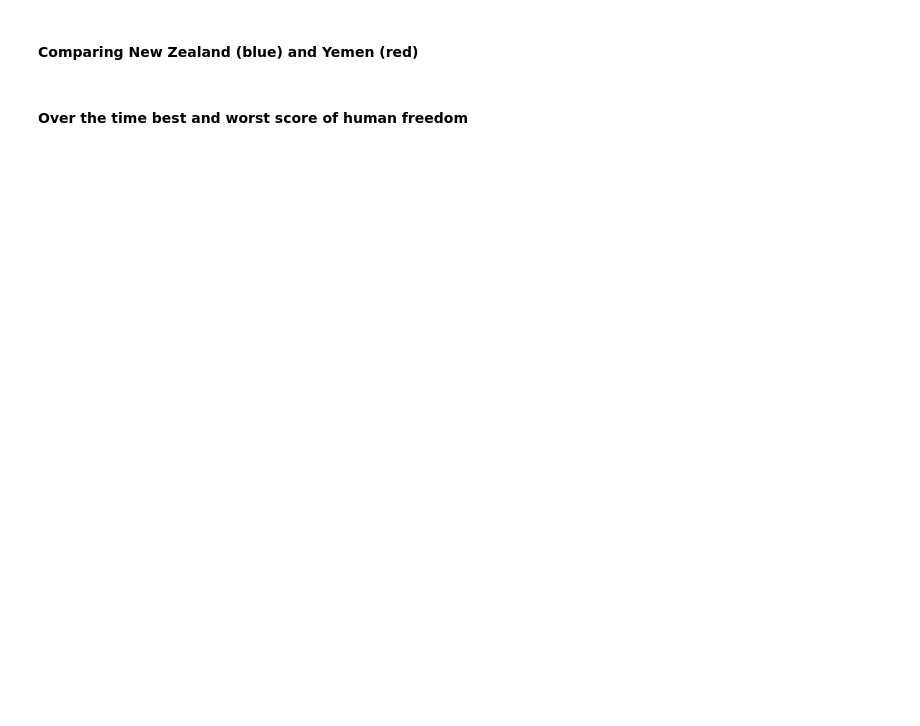
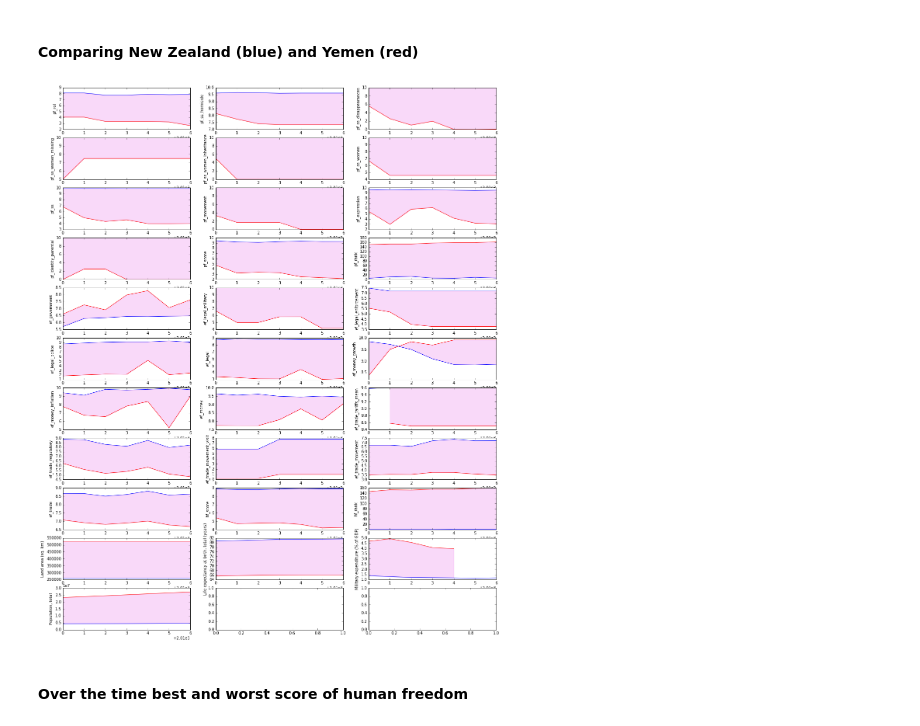
Before and after one commit to allikkil/DataSc-project, a Jupyter notebook: Project W4 Kaggle-Human Freedom.ipynb, the cells around one changed output. Cells and saved outputs as stored; diff of their text form; code cells hidden in the pictures; blank space fills up the shorter version.

```diff
--- a/Project W4 Kaggle-Human Freedom.ipynb
+++ b/Project W4 Kaggle-Human Freedom.ipynb
@@ -342,34 +517,36 @@ indicators = df_Zeal.columns.tolist()
 indicators = indicators[3:] # leaving out unnecessary columns
 indicators = indicators[:-2]
 indicators.remove('pf_religion')
 indicators.remove('ef_trade_black')
 indicators.remove('ef_trade_movement_capital')
 indicators.remove('ef_government_tax')
 indicators.remove('ef_government_tax_income')
 indicators.remove('pf_identity_sex')
 indicators.remove('Population density (people per sq. km of land area)')
 df_comparison = pd.concat([df_Zeal, df_Yem])
 row = 0
 col = 0
 df_Zeal = df_Zeal.sort_values(by = ['year'])
 df_Yem = df_Yem.sort_values(by = ['year'])
 
-fig, axs = plt.subplots(10, 3,figsize=(20, 25))
+fig, axs = plt.subplots(11, 3,figsize=(20, 25))
 for i in indicators:
     yem = df_Yem[i].tolist()
     years = df_Yem['year'].tolist()
     zeal = df_Zeal[i].tolist()
     axs[row, col].plot(years, yem, color = 'red', label = "Yemen")
     axs[row, col].plot(years, zeal, color = 'blue')
     axs[row, col].set_ylabel(i)
     #axs[row, col].set_title("Difference in " + str(i) + " between New Zealand (blue) and Yemen (red)")
     axs[row, col].fill_between(years, yem, zeal, color='violet', alpha='0.3')
     #plt.tight_layout()
     if col != 2:
         col += 1
     else:
         col = 0
         row += 1
+# %% [output]
+[figure, added]
 # %% [markdown]
 #### Over the time best and worst score of human freedom
 # %%
```
Also changed, not shown: parts of 21 cells of this notebook.
